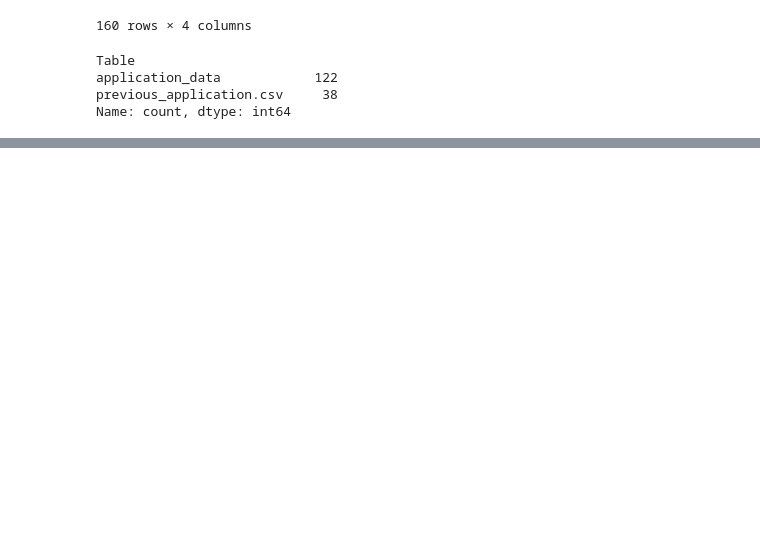
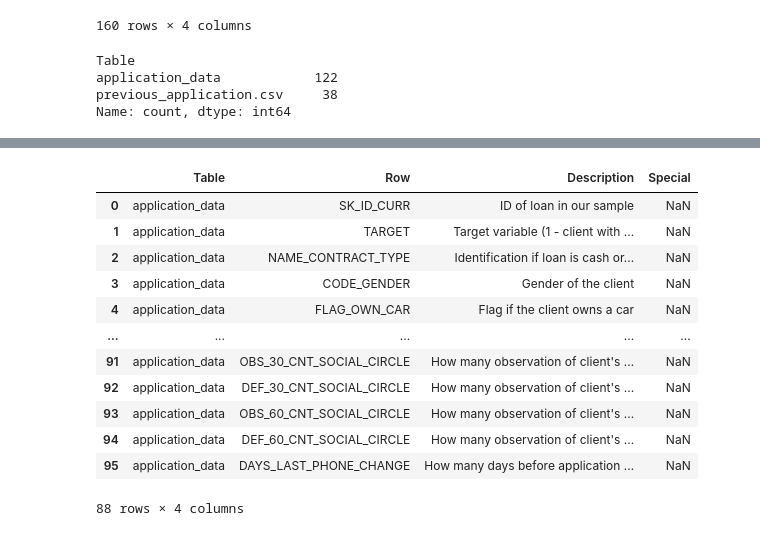
Before and after one commit to aver81/Loan-Defaulter-Classification, a Jupyter notebook: notebooks/LoanDefaulterEDA.ipynb, the cells around one changed output, grey strips where cells are left out. Saved outputs shown, nothing was run; the diff lists cells and outputs as text; code cells hidden in the pictures; blank space fills up the shorter version.

```diff
--- a/notebooks/LoanDefaulterEDA.ipynb
+++ b/notebooks/LoanDefaulterEDA.ipynb
@@ -161,0 +389,16 @@ AMT_REQ_CREDIT_BUREAU_YEAR : Number of enquiries to Credit Bureau about the clie
+# %%
+appDes[appDes.Row.isin(appData.columns)]
+# %% [output]
+|  | Table | Row | Description | Special |
+| 0 | application_data | SK_ID_CURR | ID of loan in our sample | NaN |
+| 1 | application_data | TARGET | Target variable (1 - client with ... | NaN |
+| 2 | application_data | NAME_CONTRACT_TYPE | Identification if loan is cash or... | NaN |
+| 3 | application_data | CODE_GENDER | Gender of the client | NaN |
+| 4 | application_data | FLAG_OWN_CAR | Flag if the client owns a car | NaN |
+| ... | ... | ... | ... | ... |
+| 91 | application_data | OBS_30_CNT_SOCIAL_CIRCLE | How many observation of client's ... | NaN |
+| 92 | application_data | DEF_30_CNT_SOCIAL_CIRCLE | How many observation of client's ... | NaN |
+| 93 | application_data | OBS_60_CNT_SOCIAL_CIRCLE | How many observation of client's ... | NaN |
+| 94 | application_data | DEF_60_CNT_SOCIAL_CIRCLE | How many observation of client's ... | NaN |
+| 95 | application_data | DAYS_LAST_PHONE_CHANGE | How many days before application ... | NaN |
+88 rows × 4 columns
```
Also changed, not shown: parts of 31 cells of this notebook.
